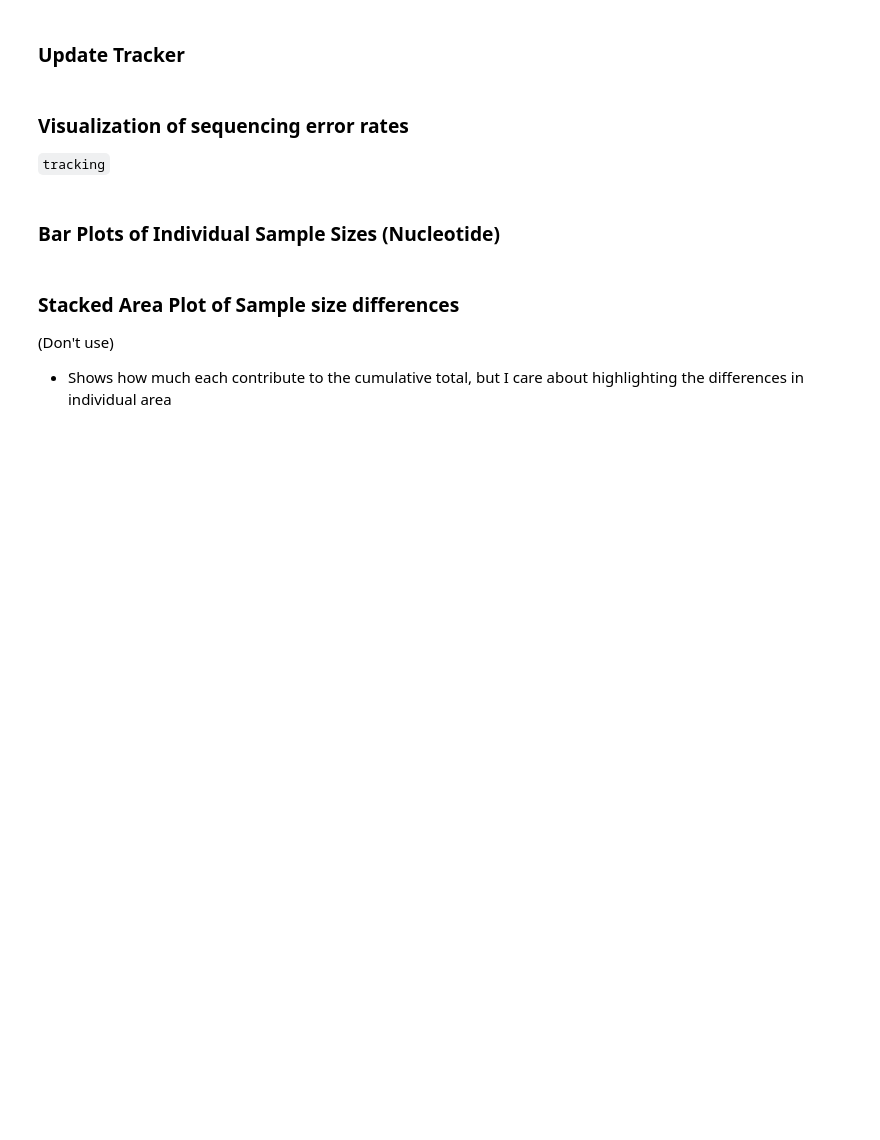
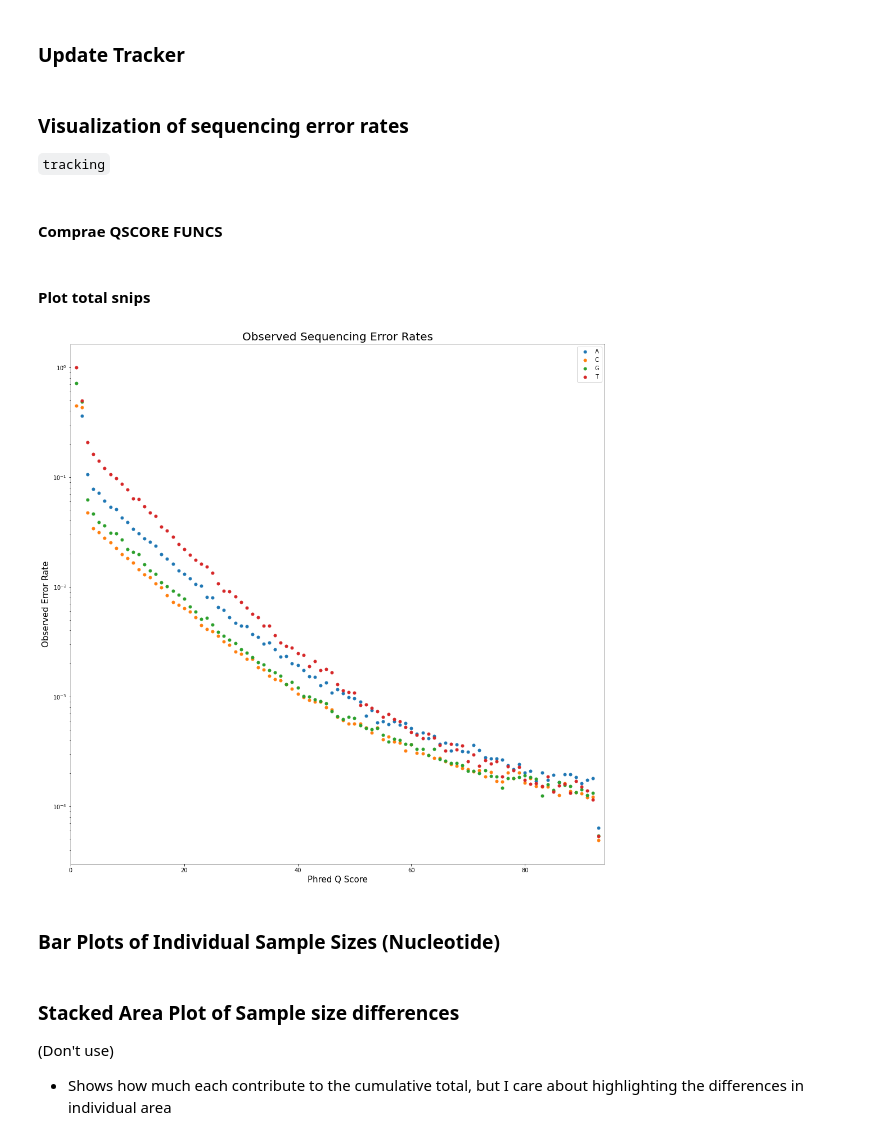
Before and after one commit to Davidebear/mutalib, a Jupyter notebook: tracking.ipynb, the cells around one changed output. Drawn from its saved outputs; the diff is of its cells as text; code cells hidden in the pictures; blank space fills up the shorter version.

```diff
--- a/tracking.ipynb
+++ b/tracking.ipynb
@@ -562,8 +562,5 @@ def update_counter(tracking, reads, df, idx, rfp=False):
     for r in reads:
         check = r.iloc[idx]
         if check == 1: continue # The placeholder I used for meaningless alignments (not an indel)
-
-        if check == true_nuc:
-            tracking[chr_tnuc][0] += 1
-        else:
-            tracking[chr_tnuc][hot_encode(check)] += 1
+        if check == true_nuc: continue
+        tracking[chr_tnuc][raw_hot_encode(check)] += 1
@@ -878,6 +877,8 @@ with open('pickle/v1TrackingIndelsRFPonly.pickle', 'wb') as f:
 # %% [markdown]
 ### Visualization of sequencing error rates
 `tracking`
+# %% [markdown]
+#### Comprae QSCORE FUNCS
 # %%
 
 import matplotlib.pyplot as plt
@@ -913,40 +914,51 @@ plt.plot(np.arange(33, 127), np.arange(33, 127), color='k')
 plt.title('Observed Sequencing Error Rates', fontsize=20)
 plt.xlabel('Phred Q Score', fontsize=15)
 plt.ylabel('Observed Q Score', fontsize=15)
+# %% [markdown]
+#### Plot total snips
 # %%
 import matplotlib.pyplot as plt
 import seaborn as sns
 import numpy as np
-raw_x = [i for i in np.arange(33, 127)]
+raw_x = [i for i in np.arange(33-33, 127-33)]
 plt.figure(figsize=(17,17))
 
 to_plot = {'A' : [], 'C' : [], 'G' : [], 'T' : []}
+
+
 for n in ['A', 'C', 'G', 'T']:
     raw_y = []
-    focus = indels[n]
+    focus = snips[n]
     for i in focus.keys():
         stats = focus.get(i)
         total = np.sum(stats)
         wrong = np.sum(stats[1:])
         if total == 0:
             raw_y.append(0)
         else: raw_y.append(wrong/total)
     to_plot[n] = raw_y
+
+
 for nuc in list(to_plot.keys()):
     focus = to_plot[nuc]
     for n, num in enumerate(focus):
-        focus[n] = 33 - (10 * np.log10(num))
+        # focus[n] = 33 - (10 * np.log10(num)) # Gets the actual observed Q Score
+        focus[n] = num # Use just percentage
+
 for nuc in list(to_plot.keys()):
     plt.scatter(raw_x, to_plot[nuc], marker='.', s=100)
 # plt.plot(raw_x, (pd.DataFrame(to_plot).mean(axis=1).values), color='k', label="mean")
 
 # plt.plot(np.arange(33, 127), np.arange(33, 127), color='k')
 
 plt.title('Observed Sequencing Error Rates', fontsize=20)
-plt.ylim(33, 127)
 plt.xlabel('Phred Q Score', fontsize=15)
-plt.ylabel('Observed Q Score', fontsize=15)
+plt.ylabel('Observed Error Rate', fontsize=15)
+plt.xlim([0, 94])
 plt.legend(['A', 'C', 'G', 'T'])
+plt.yscale('log')
+# %% [output]
+[figure, added]
 # %% [markdown]
 ### Bar Plots of Individual Sample Sizes (Nucleotide)
 # %%
```
Also changed, not shown: parts of 1 cell of this notebook.
